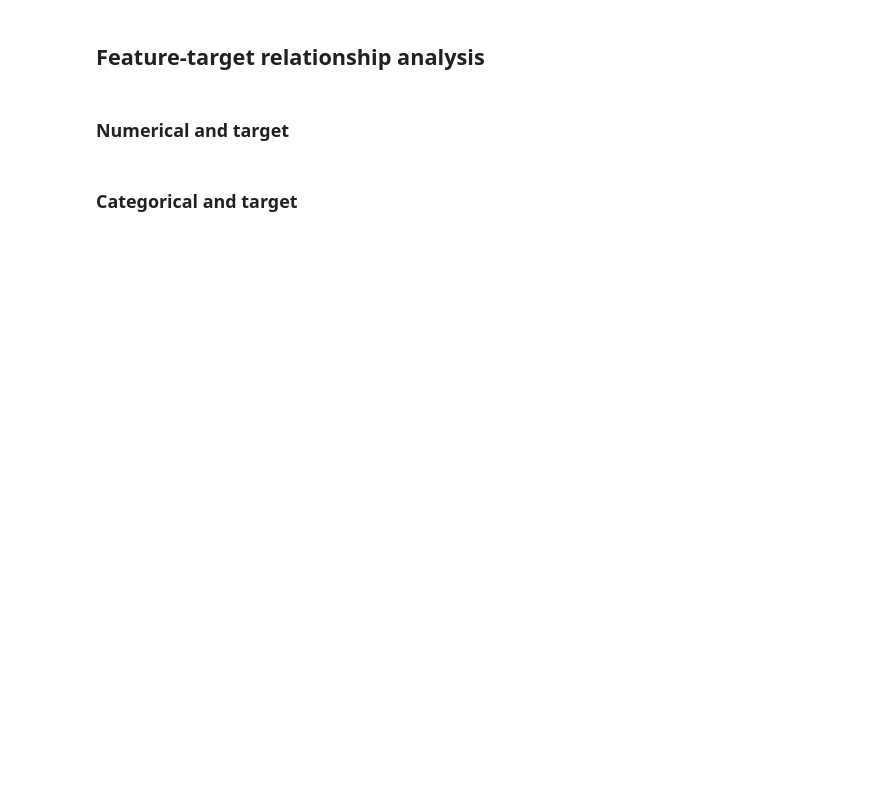
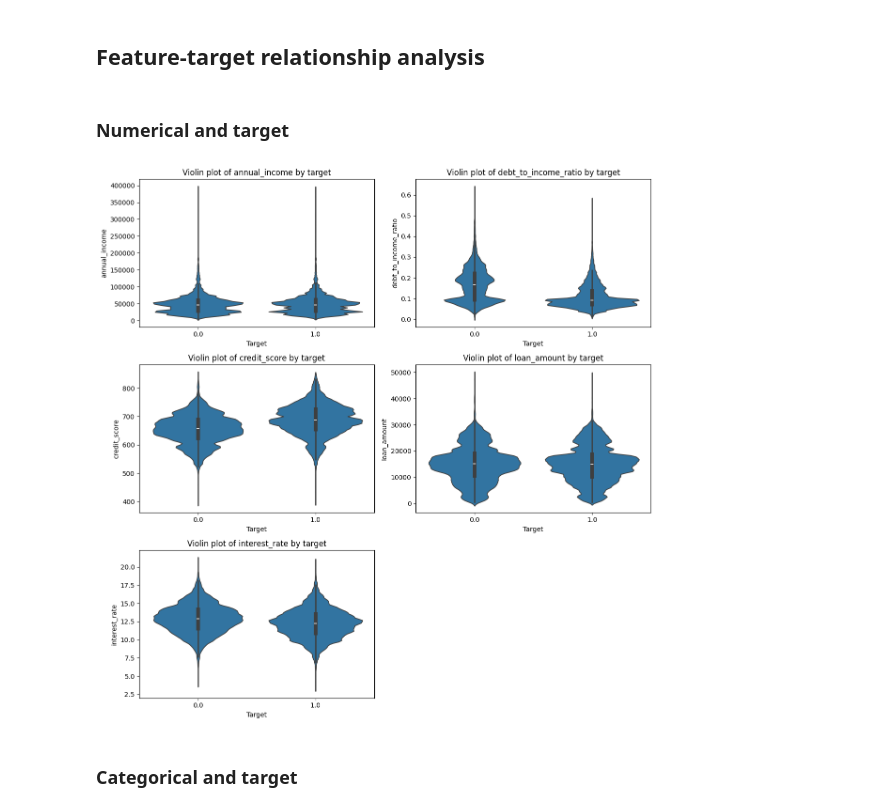
Before and after one commit to Fahmi-mi/predicting-loan-payback, a Jupyter notebook: notebooks/eda.ipynb, the cells around one changed output. Saved outputs shown, nothing was run; the diff lists cells and outputs as text; code cells hidden in the pictures; blank space fills up the shorter version.

```diff
--- a/notebooks/eda.ipynb
+++ b/notebooks/eda.ipynb
@@ -270,27 +373,29 @@ else:
 # %%
 if len(num_cols) > 0:
     n_cols = 2
     n_rows = -(-len(num_cols) // n_cols)
 
     fig, axes = plt.subplots(n_rows, n_cols, figsize=(12, 4 * n_rows))
     if n_rows == 1 and len(num_cols) == 1:
         axes = [axes]
     else:
         axes = axes.flatten()
 
     for i, col in enumerate(num_cols):
-        sns.violinplot(train_df, x='target', y=col, ax=axes[i])
+        sns.violinplot(train_df, x='loan_paid_back', y=col, ax=axes[i])
         axes[i].set_title(f'Violin plot of {col} by target')
         axes[i].set_xlabel('Target')
         axes[i].set_ylabel(col)
 
     for i in range(len(num_cols), len(axes)):
         fig.delaxes(axes[i])
 
     plt.tight_layout()
     plt.show()
 else:
     print("No numerical columns found for violin plot analysis.")
+# %% [output]
+[figure, added]
 # %% [markdown]
 ### Categorical and target
 # %%
```
Also changed, not shown: parts of 20 cells of this notebook, 13 other files.
